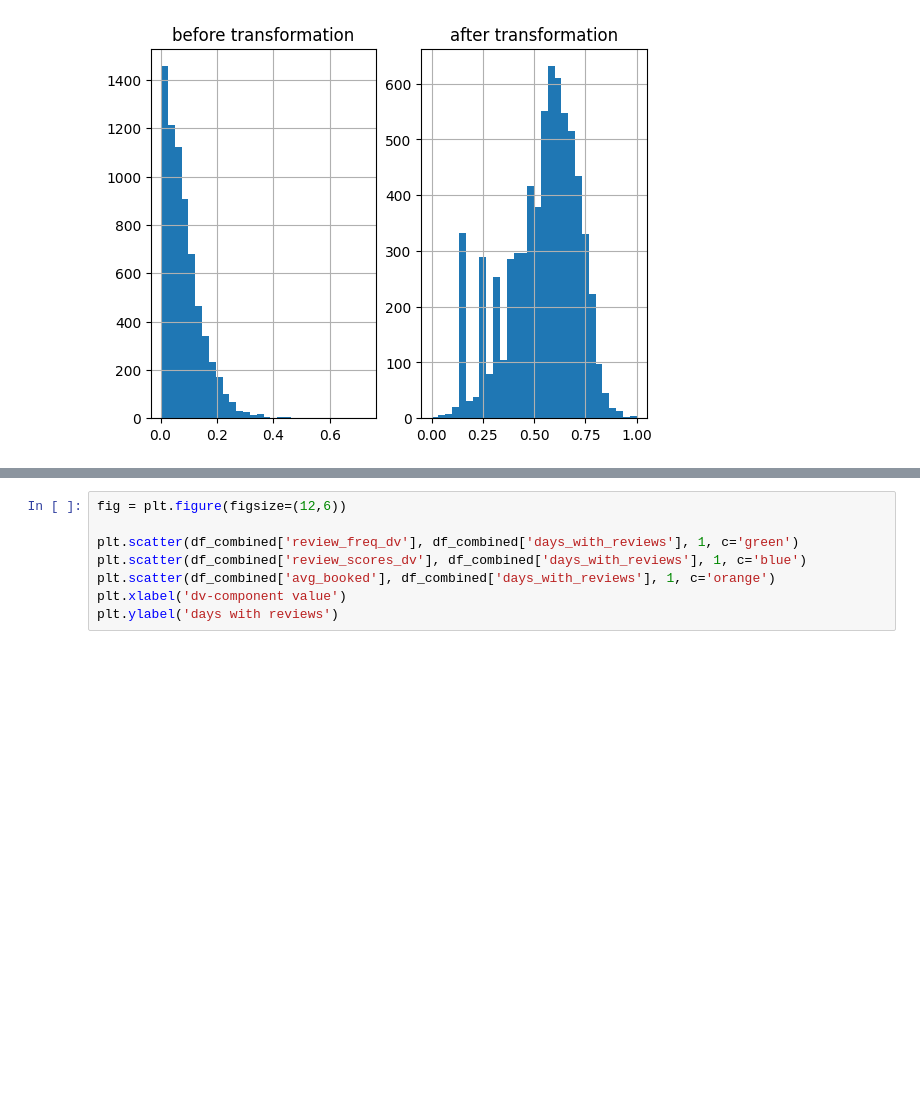
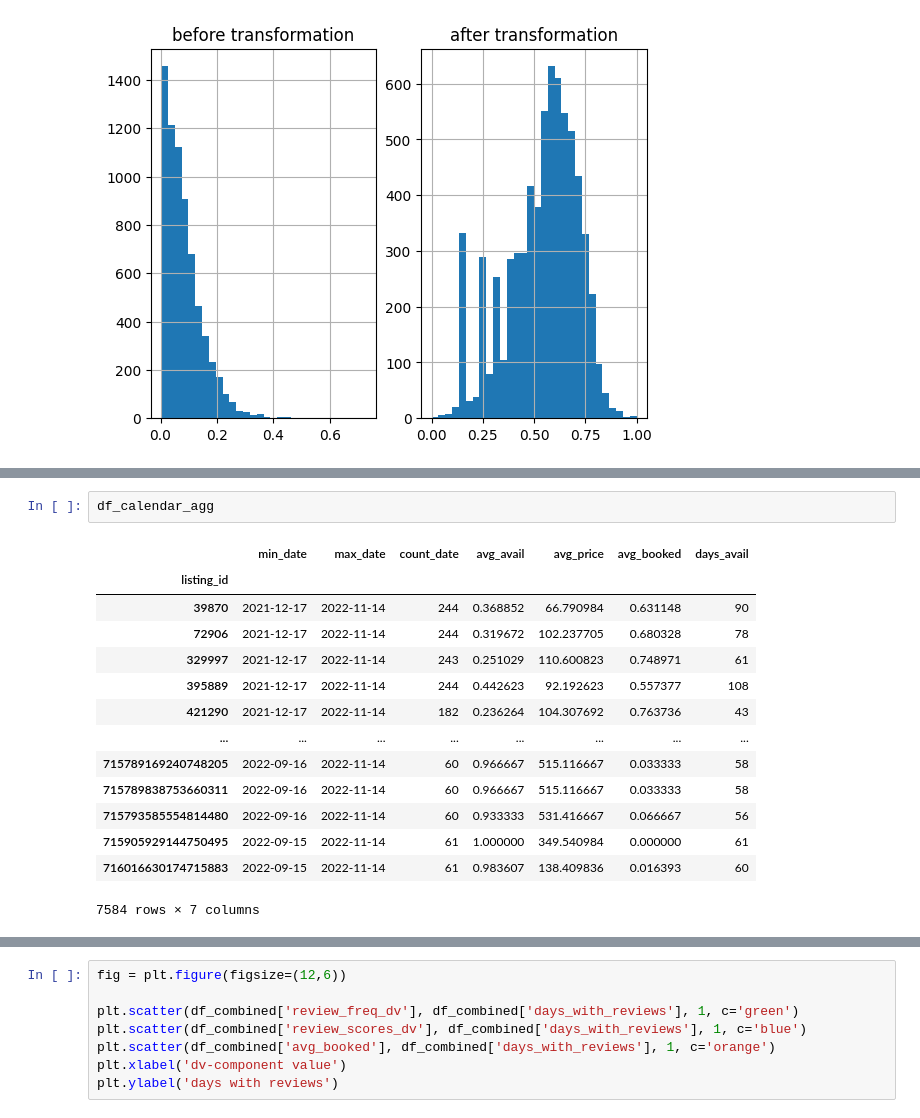
Before and after one commit to sakshi1989/DSBA_6211_Airbnb_Nashville, a Jupyter notebook: Question 3 (Emil & Rich)/dependent_var_es.ipynb, the cells around one changed output, grey strips where cells are left out. Saved outputs shown, nothing was run; the diff lists cells and outputs as text; blank space fills up the shorter version.

```diff
--- a/Question 3 (Emil & Rich)/dependent_var_es.ipynb
+++ b/Question 3 (Emil & Rich)/dependent_var_es.ipynb
@@ -207,2 +212,19 @@ Text(0.5, 1.0, 'after transformation')
+# %%
+df_calendar_agg
+# %% [output]
+|  | min_date | max_date | count_date | avg_avail | avg_price | avg_booked | days_avail |
+| listing_id |  |  |  |  |  |  |  |
+| 39870 | 2021-12-17 | 2022-11-14 | 244 | 0.368852 | 66.790984 | 0.631148 | 90 |
+| 72906 | 2021-12-17 | 2022-11-14 | 244 | 0.319672 | 102.237705 | 0.680328 | 78 |
+| 329997 | 2021-12-17 | 2022-11-14 | 243 | 0.251029 | 110.600823 | 0.748971 | 61 |
+| 395889 | 2021-12-17 | 2022-11-14 | 244 | 0.442623 | 92.192623 | 0.557377 | 108 |
+| 421290 | 2021-12-17 | 2022-11-14 | 182 | 0.236264 | 104.307692 | 0.763736 | 43 |
+| ... | ... | ... | ... | ... | ... | ... | ... |
+| 715789169240748205 | 2022-09-16 | 2022-11-14 | 60 | 0.966667 | 515.116667 | 0.033333 | 58 |
+| 715789838753660311 | 2022-09-16 | 2022-11-14 | 60 | 0.966667 | 515.116667 | 0.033333 | 58 |
+| 715793585554814480 | 2022-09-16 | 2022-11-14 | 60 | 0.933333 | 531.416667 | 0.066667 | 56 |
+| 715905929144750495 | 2022-09-15 | 2022-11-14 | 61 | 1.000000 | 349.540984 | 0.000000 | 61 |
+| 716016630174715883 | 2022-09-15 | 2022-11-14 | 61 | 0.983607 | 138.409836 | 0.016393 | 60 |
+7584 rows × 7 columns
 # %%
 # Create df_combined
```
Also changed, not shown: parts of 10 cells of this notebook, 2 other files.
